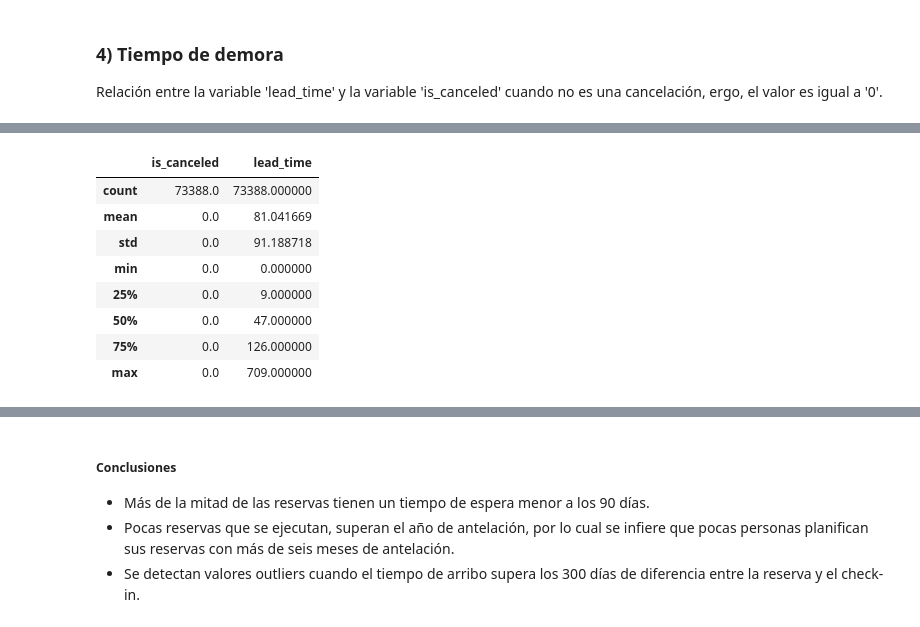
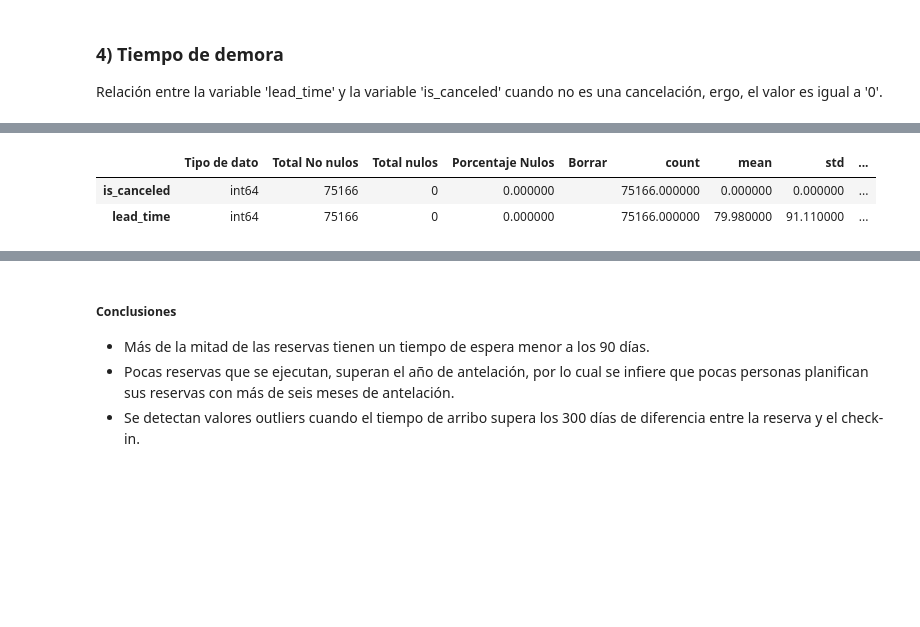
Before and after one commit to omanofx/entregable_1, a Jupyter notebook: Primera_Entrega_Omar_Fernandez.ipynb, the cells around one changed output, grey strips where cells are left out. Saved outputs shown, nothing was run; the diff lists cells and outputs as text; code cells hidden in the pictures; blank space fills up the shorter version.

```diff
--- a/Primera_Entrega_Omar_Fernandez.ipynb
+++ b/Primera_Entrega_Omar_Fernandez.ipynb
@@ -1611,15 +1589,9 @@ Text(0.5, 1.0, 'Histograma diferencia de días entre reserva y check-in')
-# %%
-df_histograma.describe()
-# %% [output]
-|  | is_canceled | lead_time |
-| count | 73388.0 | 73388.000000 |
-| mean | 0.0 | 81.041669 |
-| std | 0.0 | 91.188718 |
-| min | 0.0 | 0.000000 |
-| 25% | 0.0 | 9.000000 |
-| 50% | 0.0 | 47.000000 |
-| 75% | 0.0 | 126.000000 |
-| max | 0.0 | 709.000000 |
+# %%
+analizar_dataframe(df_histograma, 10)
+# %% [output]
+|  | Tipo de dato | Total No nulos | Total nulos | Porcentaje Nulos | Borrar | count | mean | std | ... |
+| is_canceled | int64 | 75166 | 0 | 0.000000 |  | 75166.000000 | 0.000000 | 0.000000 | ... |
+| lead_time | int64 | 75166 | 0 | 0.000000 |  | 75166.000000 | 79.980000 | 91.110000 | ... |
 # %%
 mpl.style.use('Solarize_Light2')
 
```
Also changed, not shown: parts of 24 cells of this notebook.
